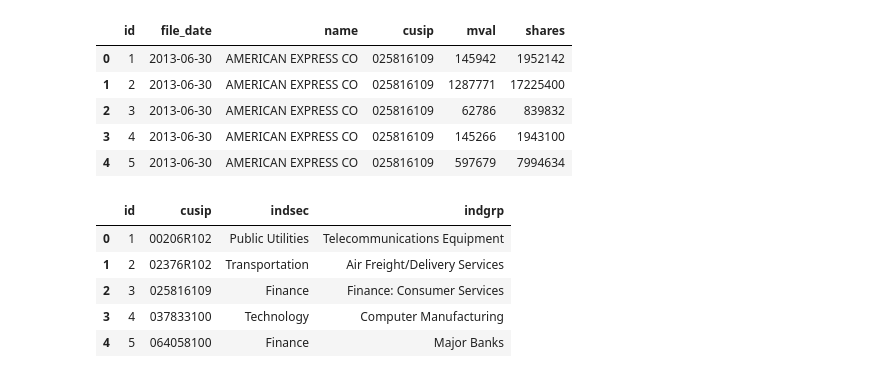
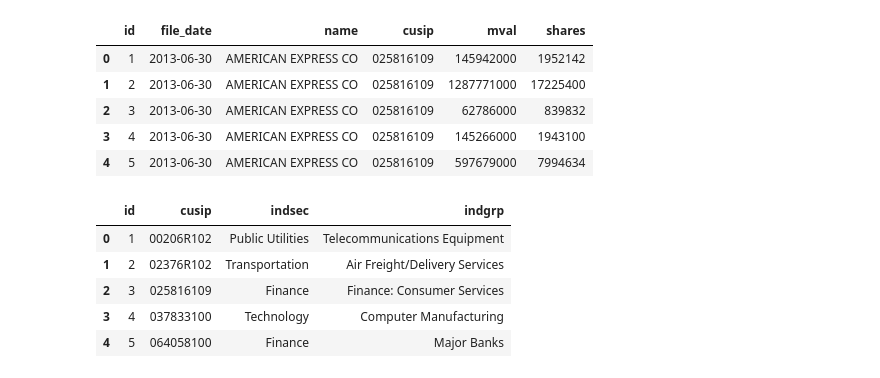
Before and after one commit to shanegela/DataAnalytics, a Jupyter notebook: SEC13F/SEC13F_STEP7_AnalyzeData.ipynb, the cells around one changed output. Drawn from its saved outputs; the diff is of its cells as text; code cells hidden in the pictures.

```diff
--- a/SEC13F/SEC13F_STEP7_AnalyzeData.ipynb
+++ b/SEC13F/SEC13F_STEP7_AnalyzeData.ipynb
@@ -16,14 +16,15 @@ engine = create_engine("sqlite:///sec13f.sqlite")
 # %%
 query = 'SELECT * FROM positions'
 df_pos = pd.read_sql_query(query, engine)
+df_pos["mval"] = df_pos["mval"] * 1000
 df_pos.head()
 # %% [output]
 |  | id | file_date | name | cusip | mval | shares |
-| 0 | 1 | 2013-06-30 | AMERICAN EXPRESS CO | 025816109 | 145942 | 1952142 |
-| 1 | 2 | 2013-06-30 | AMERICAN EXPRESS CO | 025816109 | 1287771 | 17225400 |
-| 2 | 3 | 2013-06-30 | AMERICAN EXPRESS CO | 025816109 | 62786 | 839832 |
-| 3 | 4 | 2013-06-30 | AMERICAN EXPRESS CO | 025816109 | 145266 | 1943100 |
-| 4 | 5 | 2013-06-30 | AMERICAN EXPRESS CO | 025816109 | 597679 | 7994634 |
+| 0 | 1 | 2013-06-30 | AMERICAN EXPRESS CO | 025816109 | 145942000 | 1952142 |
+| 1 | 2 | 2013-06-30 | AMERICAN EXPRESS CO | 025816109 | 1287771000 | 17225400 |
+| 2 | 3 | 2013-06-30 | AMERICAN EXPRESS CO | 025816109 | 62786000 | 839832 |
+| 3 | 4 | 2013-06-30 | AMERICAN EXPRESS CO | 025816109 | 145266000 | 1943100 |
+| 4 | 5 | 2013-06-30 | AMERICAN EXPRESS CO | 025816109 | 597679000 | 7994634 |
 # %%
 query = 'SELECT * FROM indsectorindgroup'
 df_dec = pd.read_sql_query(query, engine)
```
Also changed, not shown: parts of 14 cells of this notebook, 24 other files.
